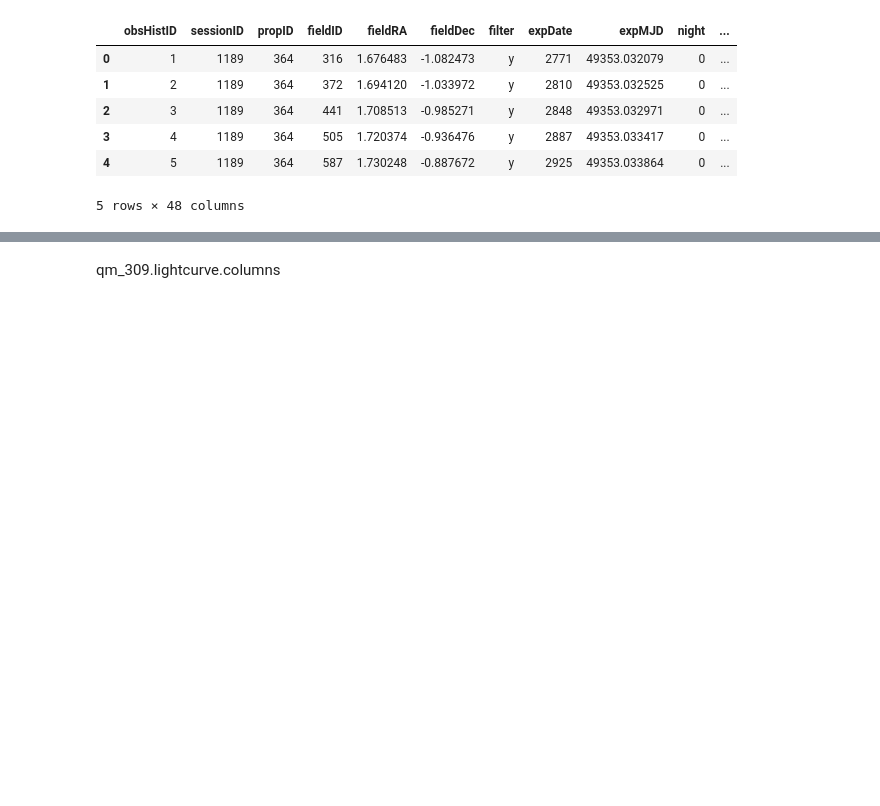
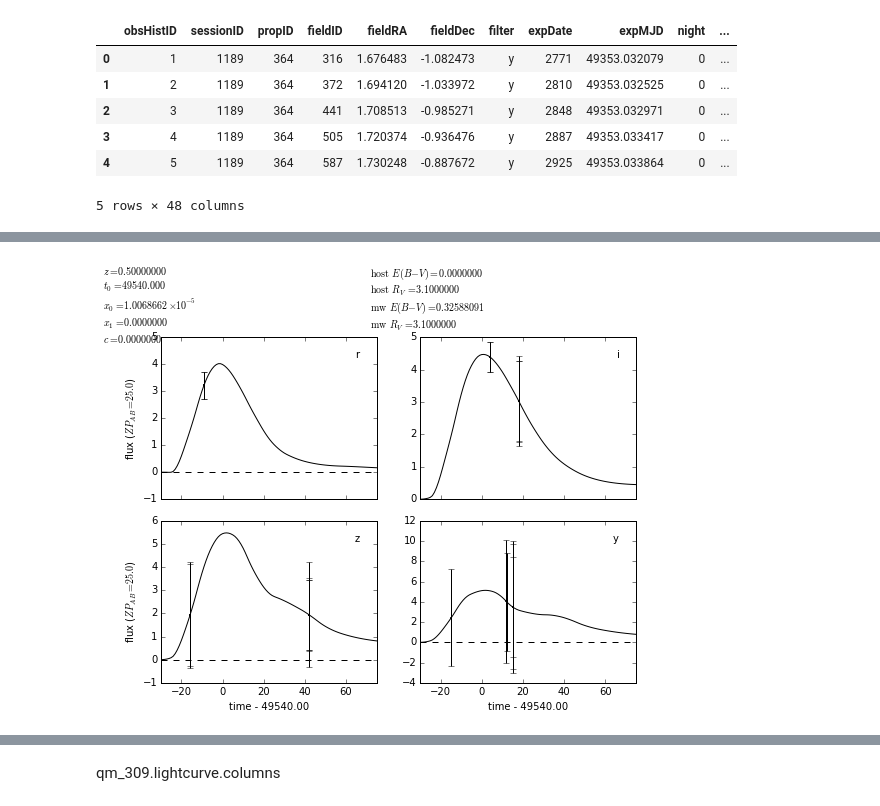
Before and after one commit to rbiswas4/Cadence, a Jupyter notebook: quality/LightCurveMetrics.ipynb, the cells around one changed output, grey strips where cells are left out. Cells and saved outputs as stored; diff of their text form; code cells hidden in the pictures; blank space fills up the shorter version.

```diff
--- a/quality/LightCurveMetrics.ipynb
+++ b/quality/LightCurveMetrics.ipynb
@@ -73,0 +105,4 @@ summarydf.head()
+# %%
+qm.lcplot(nightlyCoadd=False)
+# %% [output]
+[figure, added]
```
Also changed, not shown: parts of 82 cells of this notebook, 1 other file.
